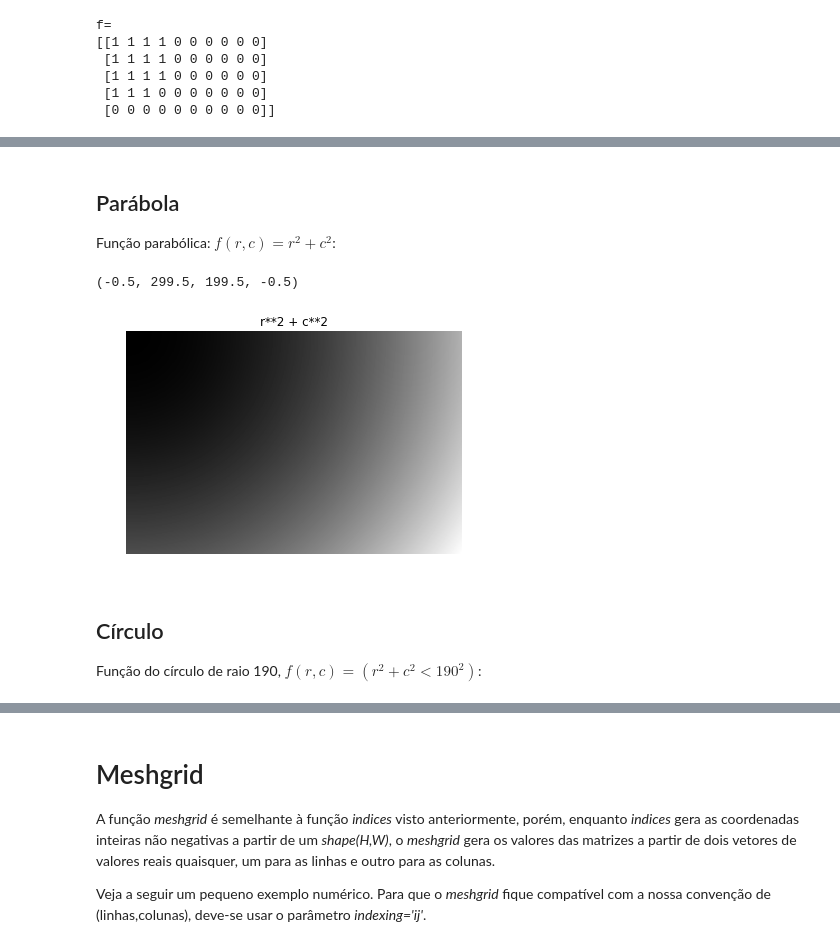
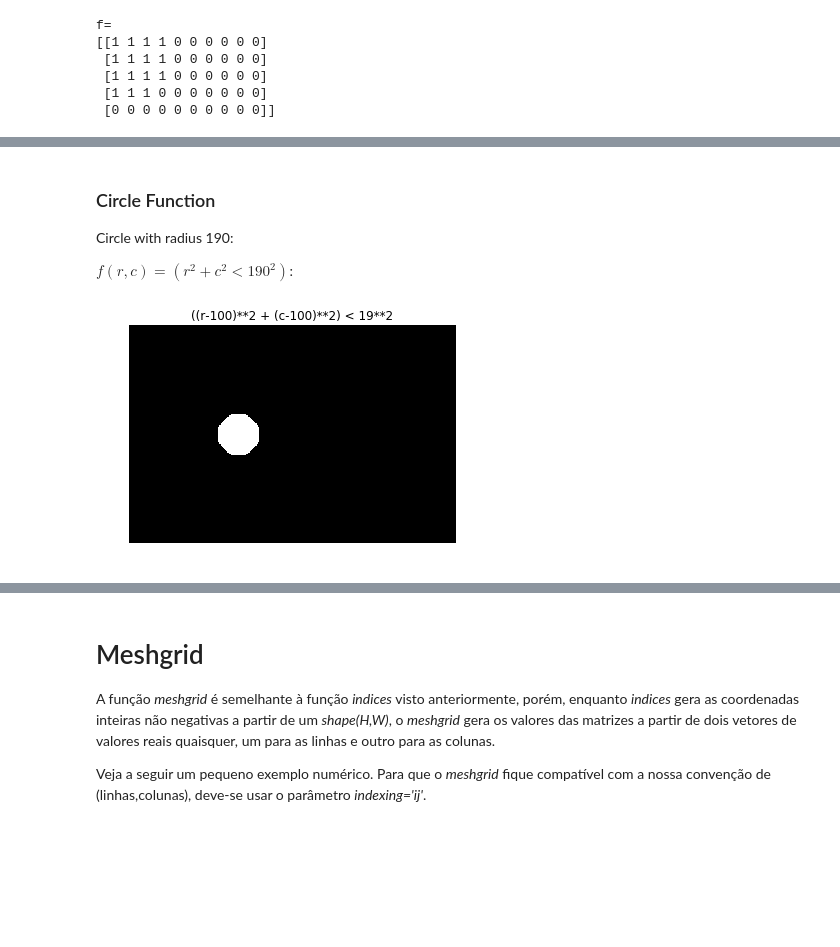
Before and after one commit to rmsouza01/ML101, a Jupyter notebook: JNotebooks/tutorial-numpy.ipynb, the cells around one changed output, grey strips where cells are left out. Saved outputs shown, nothing was run; the diff lists cells and outputs as text; code cells hidden in the pictures; blank space fills up the shorter version.

```diff
--- a/JNotebooks/tutorial-numpy.ipynb
+++ b/JNotebooks/tutorial-numpy.ipynb
@@ -817,16 +741,14 @@ plt.axis("off")
 # %% [markdown]
-Parábola
---------
-Função parabólica: $f(r,c) = r^2 + c^2$:
+### Circle Function
+
+Circle with radius 190:
+
+$f(r,c) = (r^2 + c^2 < 190^2)$:
 # %%
-f = r**2 + c**2
+f = (((r-100)**2 + (c-100)**2) < 19**2)
 plt.imshow(f,cmap = 'gray')
-plt.title('r**2 + c**2')
+plt.title('((r-100)**2 + (c-100)**2) < 19**2')
 plt.axis("off")
+plt.show()
 # %% [output]
-(-0.5, 299.5, 199.5, -0.5)
-[figure, old version]
+[figure, new version]
-# %% [markdown]
-Círculo
--------
-Função do círculo de raio 190, $f(r,c) = (r^2 + c^2 < 190^2)$:
```
Also changed, not shown: parts of 64 cells of this notebook.
